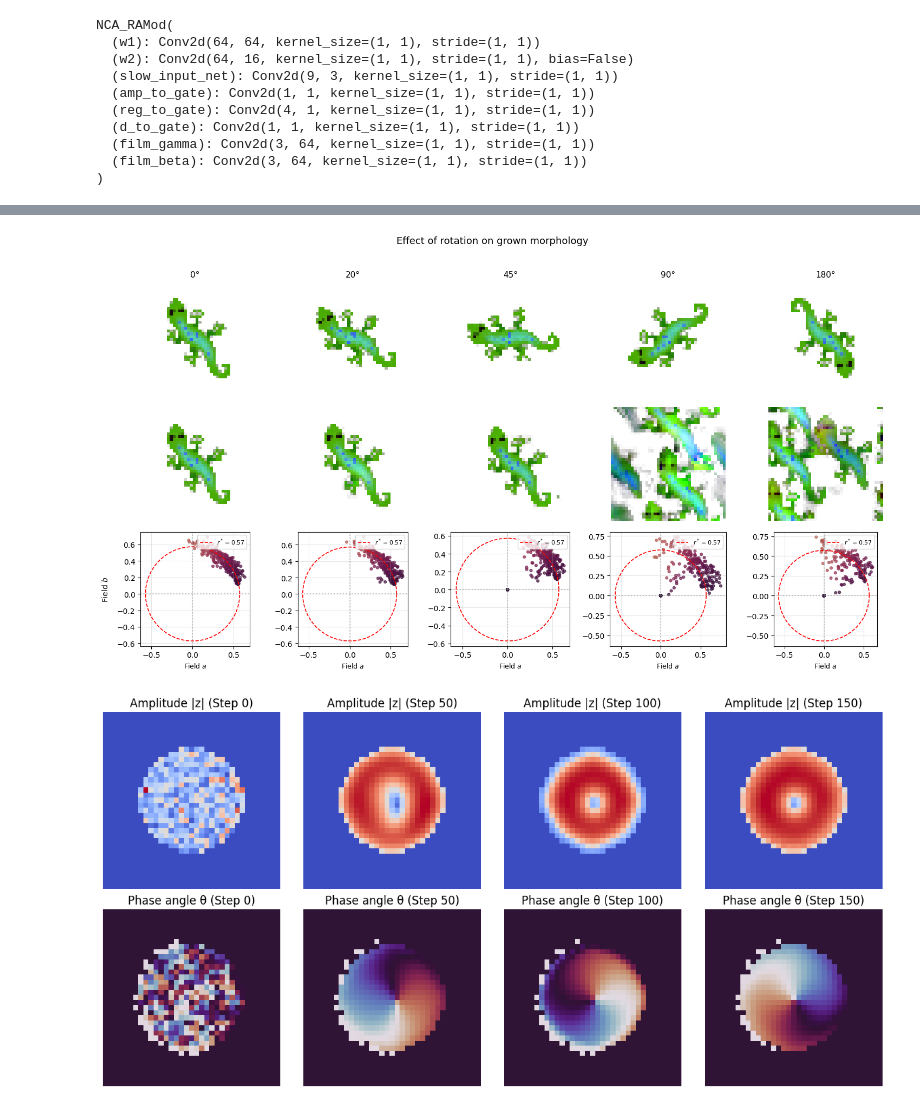
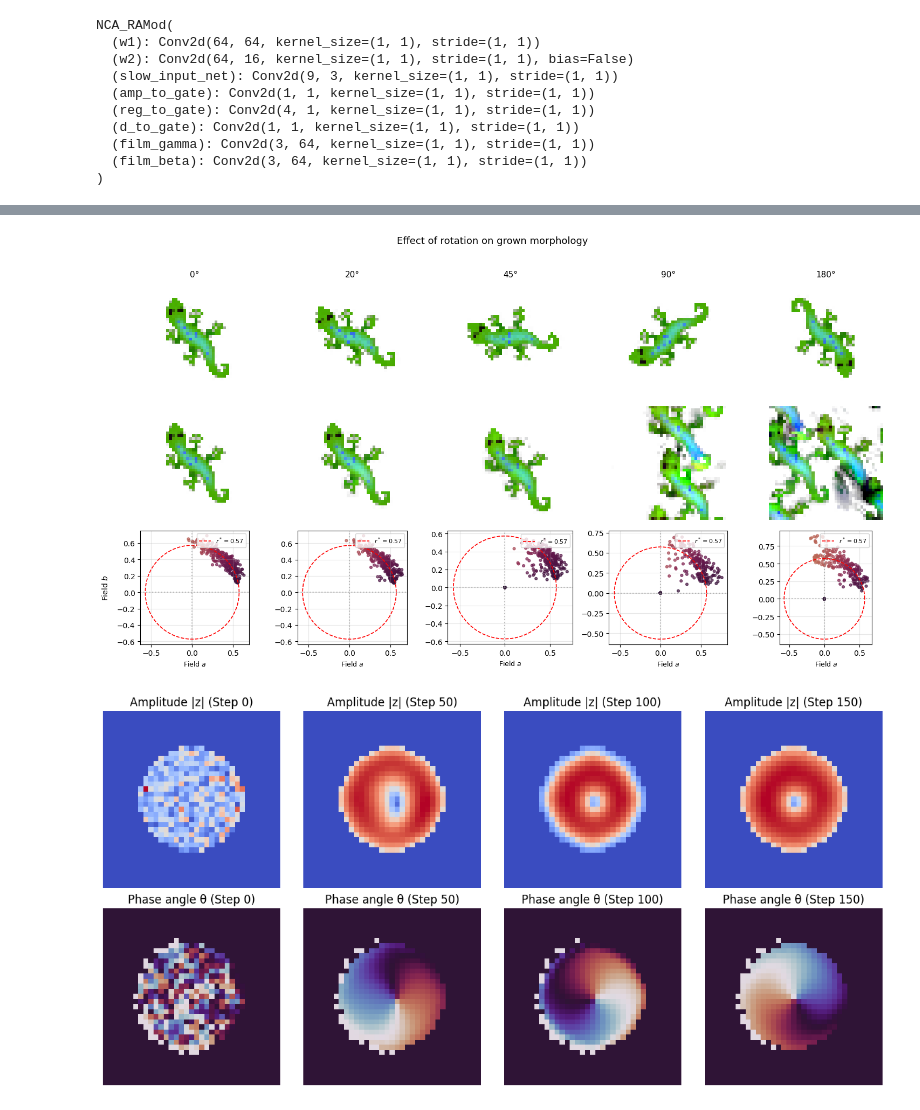
Before and after one commit to lshofsl/Thesis, a Jupyter notebook: NCA_w_RAmod.ipynb, the cells around one changed output, grey strips where cells are left out. Drawn from its saved outputs; the diff is of its cells as text; code cells hidden in the pictures.

```diff
--- a/NCA_w_RAmod.ipynb
+++ b/NCA_w_RAmod.ipynb
@@ -453,7 +456,7 @@ del optim
 torch.cuda.empty_cache()
 # %%
 nca = NCA_RAMod(CHANNELS,hidden_n=HIDDEN_SIZE)
-nca.load_state_dict(torch.load("Trained_models/Gene/NCA_RAMod.pth"))
+nca.load_state_dict(torch.load("Trained_models/Gene/NCA_RAMod_k_4.pth"))
 nca.to(DEVICE).eval()
 # %% [output]
 NCA_RAMod(
@@ -602,0 +629,14 @@ Learned RA constants:
+# %%
+#mask alpha channel and d
+x = torch.from_numpy(seed[None, ...]).to(DEVICE) if isinstance(seed, np.ndarray) else seed.to(DEVICE)
+
+live_mask = (base[:, 3:4] > 0.1).float()
+
+bg = x[0, 18][~live_mask[0,0].bool()]
+print("background min/max:", bg.min().item(), bg.max().item())
+
+
+alpha = x[0, 3][live_mask[0,0].bool()]
+d_alive = x[0, 18][live_mask[0,0].bool()]
+corr = torch.corrcoef(torch.stack([d_alive, alpha]))[0,1]
+print("corr(d, alpha):", corr.item())
@@ -916,7 +990,7 @@ def apply_damage(x, damage_type='right_half', circle_radius=5):
         x = x * noise.float()
 
     elif damage_type == 'cross':
-        thickness = max(1, H // 10)
+        thickness = max(1, H // 20)
         x[:, :, cy - thickness:cy + thickness, :] = 0
         x[:, :, :, cx - thickness:cx + thickness] = 0
 
@@ -1256,6 +1442,12 @@ plt.show()
 # %%
 
 import torchvision.transforms.v2.functional as TF
+
+x = torch.from_numpy(seed[None, ...]).to(DEVICE) if isinstance(seed, np.ndarray) else seed.to(DEVICE)
+
+with torch.no_grad():
+    for t in range(200):
+        x, amp, phase, _, _ = nca(x, step=t, k=4)
 
 def visualize_rotation_effect(
     nca,
@@ -1322,35 +1514,35 @@ def visualize_rotation_effect(
         r_star * np.sin(theta),
         'r--',
         linewidth=1.2,
         label=f'$r^* = {r_star:.2f}$',
     )
     ax_phase.axhline(0, color='gray', linestyle=':', alpha=0.5)
     ax_phase.axvline(0, color='gray', linestyle=':', alpha=0.5)
 
     # Plot field trajectory / phase points
     if len(field_a) > 0:
       sc = ax_phase.scatter(
           field_a,
           field_b,
           c=pixel_angles,
           cmap='twilight',
           vmin=-np.pi,
           vmax=np.pi,
           s=12,
           alpha=0.7,
       )
 
     ax_phase.set_aspect('equal')
     ax_phase.set_xlabel('Field $a$', fontsize=9)
     ax_phase.grid(True, alpha=0.3)
     ax_phase.legend(loc='upper right', fontsize=8)
 
   plt.tight_layout()
   plt.show()
 
-visualize_rotation_effect(nca, x_test, base, angles=[0, 20, 45, 90, 180])
+visualize_rotation_effect(nca, x, base, angles=[0, 20, 45, 90, 180])
 # %% [output]
-[figure, old version]
+[figure, new version]
 # %%
 del nca
 torch.cuda.empty_cache()
```
Also changed, not shown: parts of 18 cells of this notebook.
